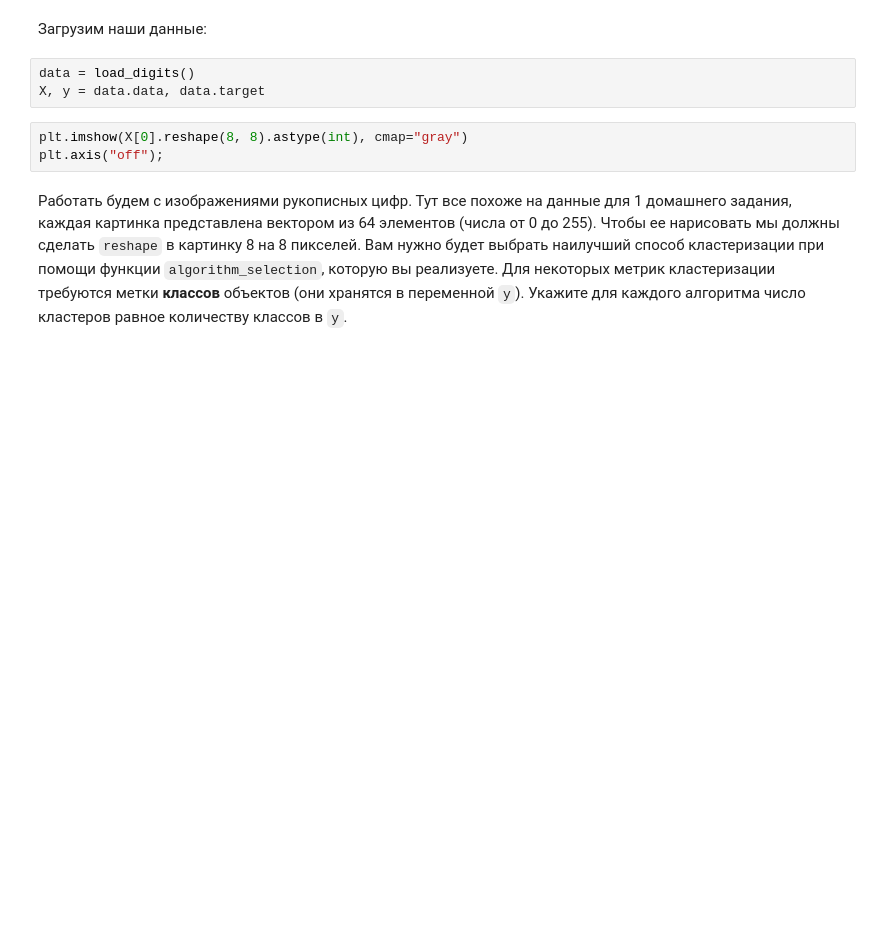
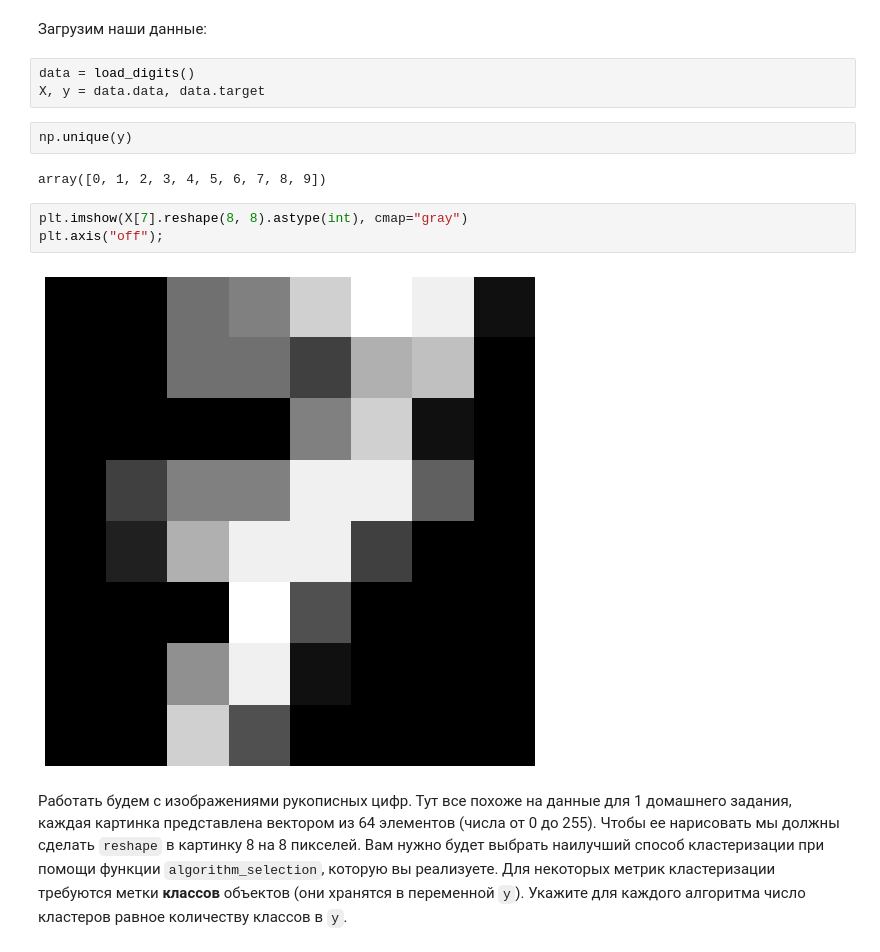
Before and after one commit to danon6868/BI-ml-course, a Jupyter notebook: lesson_3_clustering/homework/Cluster_tSNE.ipynb, the cells around one changed output. Saved outputs shown, nothing was run; the diff lists cells and outputs as text; blank space fills up the shorter version.

```diff
--- a/lesson_3_clustering/homework/Cluster_tSNE.ipynb
+++ b/lesson_3_clustering/homework/Cluster_tSNE.ipynb
@@ -199,9 +268,15 @@ class MyKMeans:
 # %%
 data = load_digits()
 X, y = data.data, data.target
+# %%
+np.unique(y)
+# %% [output]
+array([0, 1, 2, 3, 4, 5, 6, 7, 8, 9])
 # %%
-plt.imshow(X[0].reshape(8, 8).astype(int), cmap="gray")
+plt.imshow(X[7].reshape(8, 8).astype(int), cmap="gray")
 plt.axis("off");
+# %% [output]
+[figure, added]
 # %% [markdown]
 Работать будем с изображениями рукописных цифр. Тут все похоже на данные для 1 домашнего задания, каждая картинка представлена вектором из 64 элементов (числа от 0 до 255). Чтобы ее нарисовать мы должны сделать `reshape` в картинку 8 на 8 пикселей. Вам нужно будет выбрать наилучший способ кластеризации при помощи функции `algorithm_selection`, которую вы реализуете. Для некоторых метрик кластеризации требуются метки **классов** объектов (они хранятся в переменной `y`). Укажите для каждого алгоритма число кластеров равное количеству классов в `y`.
 # %% [markdown]
```
Also changed, not shown: parts of 48 cells of this notebook, 2 other files.
